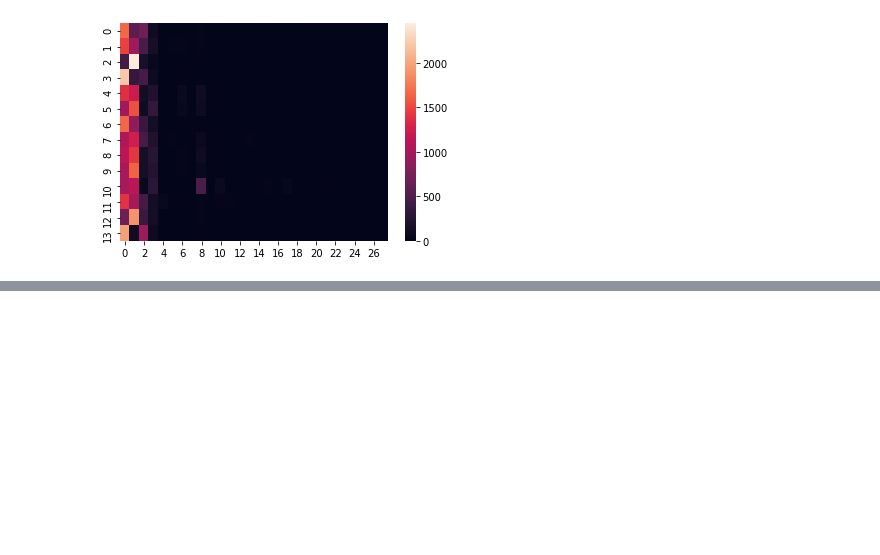
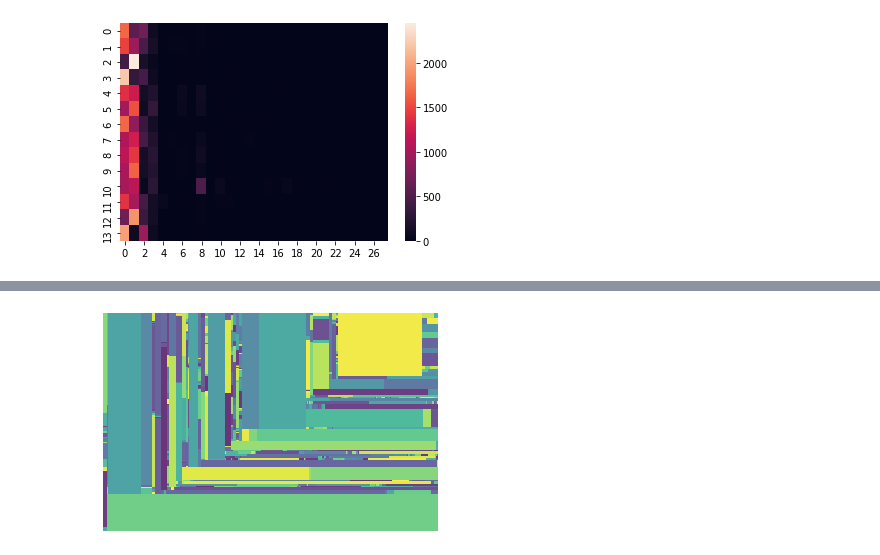
Before and after one commit to mmartelat/vdb_joha_marie, a Jupyter notebook: projetVdb.ipynb, the cells around one changed output, grey strips where cells are left out. Drawn from its saved outputs; the diff is of its cells as text; code cells hidden in the pictures; blank space fills up the shorter version.

```diff
--- a/projetVdb.ipynb
+++ b/projetVdb.ipynb
@@ -602 +668,24 @@ colors = [cmap(norm(value)) for value in mat]
+# %%
+#test treemap
+import squarify
+import matplotlib.cm as cm
+import matplotlib
+
+dicoTaxoTest = getDicoTaxo(df)
+df2 = getDF(dicoTaxoTest)
+df3 = getDFTree(df2)
+
+df4 = df3.drop(df3[df3['Nvx_taxo'] == 'regne'].index)
+df4 = df4[df4.Comptage != '0']
+df4['Comptage'] = pandas.to_numeric(df4['Comptage'], errors='coerce')
+
+n = df4.groupby('Taxo')[['Comptage']].sum().index.get_level_values(0).tolist()
+
+b = df4.groupby('Taxo')[['Comptage']].sum().reset_index().Comptage.values.tolist()
+
+squarify.plot(sizes=b,  alpha=.8)
+plt.axis('off')
+plt.show()
+# %% [output]
+[figure, added]
 # %%
```
Also changed, not shown: parts of 15 cells of this notebook.
